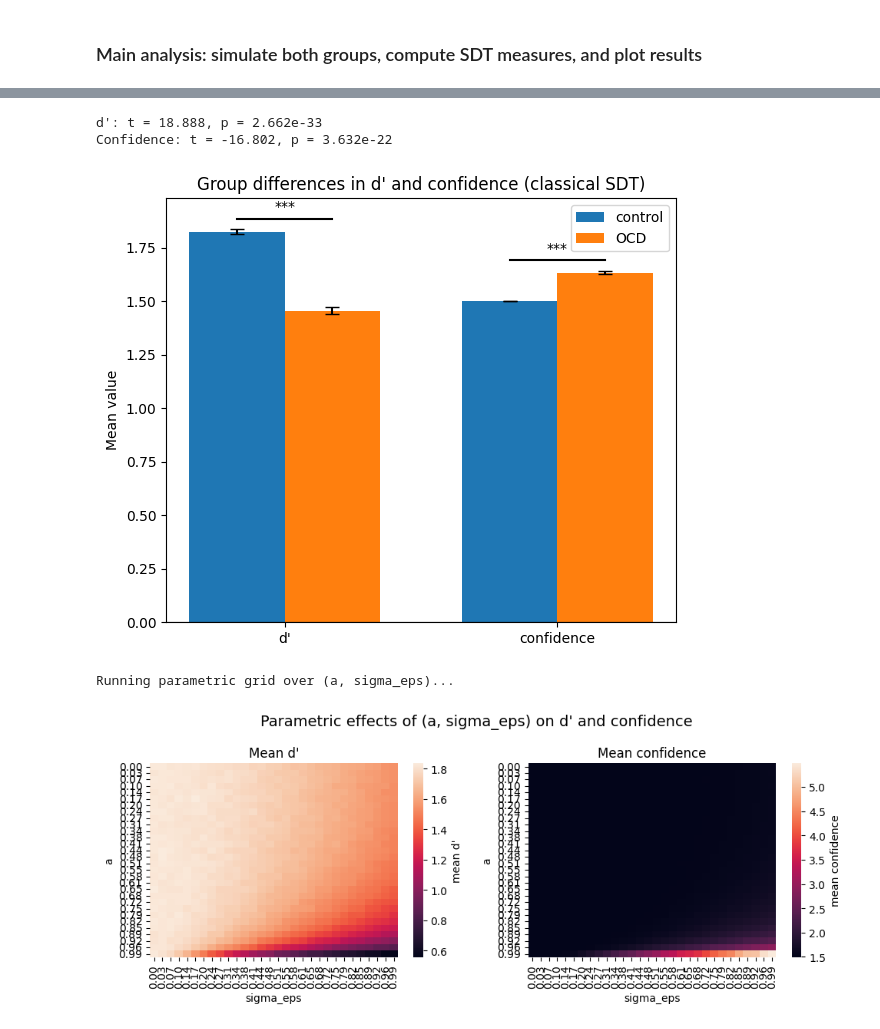
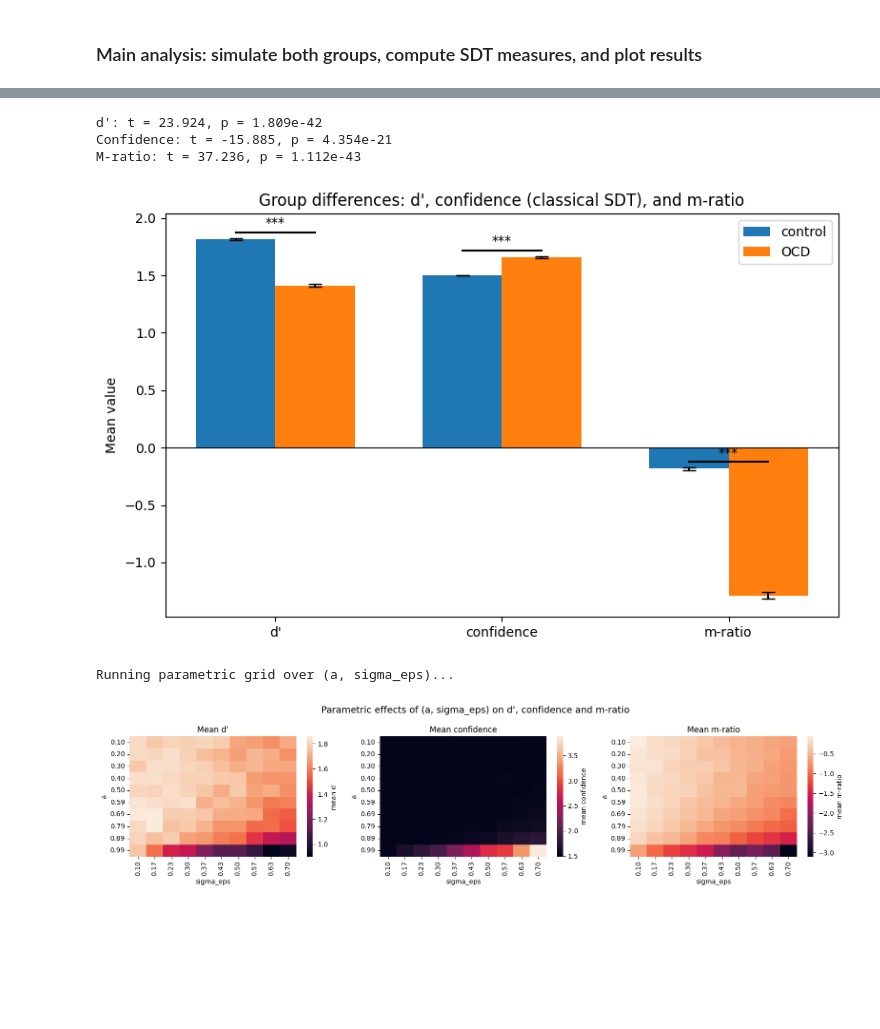
Before and after one commit to davidejongheTheoryandResearch/simulationsHmfc, a Jupyter notebook: simulations.ipynb, the cells around one changed output, grey strips where cells are left out. Saved outputs shown, nothing was run; the diff lists cells and outputs as text; code cells hidden in the pictures; blank space fills up the shorter version.

```diff
--- a/simulations.ipynb
+++ b/simulations.ipynb
@@ -645,44 +701,52 @@ OCD:      mean c = -0.006
 
 tval_dprime, pval_dprime = ttest_ind(d_control, d_OCD, equal_var=False)
 tval_conf, pval_conf = ttest_ind(conf_mean_control, conf_mean_OCD, equal_var=False)
+tval_mratio, pval_mratio   = ttest_ind(mratio_control, mratio_OCD, equal_var=False)
 
 print(f"d': t = {tval_dprime:.3f}, p = {pval_dprime:.3e}")
 print(f"Confidence: t = {tval_conf:.3f}, p = {pval_conf:.3e}")
+print(f"M-ratio: t = {tval_mratio:.3f}, p = {pval_mratio:.3e}")
 
 # -----------------------------
-# Bar plot: d' and confidence by group (I had some help from AI here to figure out how to shape this nicely)
+# Bar plot: d', confidence by group, m-ratio by group (I had some help from AI here to figure out how to shape this nicely)
 # -----------------------------
+
+#Means
 mean_d_control = d_control.mean()
 mean_d_OCD  = d_OCD.mean()
 mean_conf_control = conf_mean_control.mean()
 mean_conf_OCD = conf_mean_OCD.mean()
+mean_mratio_control = mratio_control.mean()
+mean_mratio_OCD     = mratio_OCD.mean()
 
+#Standard errors
 se_d_control = d_control.std(ddof=1) / np.sqrt(len(d_control))
 se_d_OCD  = d_OCD.std(ddof=1) / np.sqrt(len(d_OCD))
 se_conf_control = conf_mean_control.std(ddof=1) / np.sqrt(len(conf_mean_control))
 se_conf_OCD = conf_mean_OCD.std(ddof=1) / np.sqrt(len(conf_mean_OCD))
+se_mratio_control = mratio_control.std(ddof=1) / np.sqrt(len(mratio_control))
+se_mratio_OCD     = mratio_OCD.std(ddof=1) / np.sqrt(len(mratio_OCD))
 
 #data in arrays
-means_control = np.array([mean_d_control, mean_conf_control])
-means_OCD = np.array([mean_d_OCD, mean_conf_OCD])
-ses_control = np.array([se_d_control, se_conf_control])
-ses_OCD = np.array([se_d_OCD, se_conf_OCD])
+means_control = np.array([mean_d_control, mean_conf_control, mean_mratio_control])
+means_OCD     = np.array([mean_d_OCD,     mean_conf_OCD,     mean_mratio_OCD])
+ses_control   = np.array([se_d_control, se_conf_control, se_mratio_control])
+ses_OCD       = np.array([se_d_OCD,     se_conf_OCD,     se_mratio_OCD])
 
-labels = ["d'", "confidence"]
+labels = ["d'", "confidence", "m-ratio"]
 x = np.arange(len(labels))
 width = 0.35
 
-fig, ax = plt.subplots(figsize=(6, 5))
+fig, ax = plt.subplots(figsize=(8, 5))
 
-ax.bar(x - width/2, means_control, width,
-    yerr=ses_control, capsize=5, label="control")
-ax.bar(x + width/2, means_OCD,  width,
-    yerr=ses_OCD,  capsize=5, label="OCD")
+ax.bar(x - width/2, means_control, width, yerr=ses_control, capsize=5, label="control")
+ax.bar(x + width/2, means_OCD,  width, yerr=ses_OCD,  capsize=5, label="OCD")
 
+#formatting
 ax.set_xticks(x)
 ax.set_xticklabels(labels)
 ax.set_ylabel("Mean value")
-ax.set_title("Group differences in d' and confidence (classical SDT)")
+ax.set_title("Group differences: d', confidence (classical SDT), and m-ratio")
 ax.axhline(0, color="black", linewidth=0.8)
 ax.legend()
 
@@ -691,57 +755,67 @@ def p_to_stars(p):
     if p < 0.001:
         return "***"
     elif p < 0.01:
         return "**"
     elif p < 0.05:
         return "*"
     else:
         return "n.s."
 
 # Significance line for d'
 y_max_d = max(means_control[0] + ses_control[0],
                 means_OCD[0]  + ses_OCD[0])
 y_sig_d = y_max_d + 0.05
 ax.plot([x[0] - width/2, x[0] + width/2],
         [y_sig_d, y_sig_d], color="black")
 ax.text(x[0], y_sig_d + 0.02, p_to_stars(pval_dprime),
         ha="center", va="bottom")
 
 # Significance line for confidence
 y_max_c = max(means_control[1] + ses_control[1],
                 means_OCD[1]  + ses_OCD[1])
 y_sig_c = y_max_c + 0.05
 ax.plot([x[1] - width/2, x[1] + width/2],
         [y_sig_c, y_sig_c], color="black")
 ax.text(x[1], y_sig_c + 0.02, p_to_stars(pval_conf),
         ha="center", va="bottom")
 
+# Significance line for m-ratio
+y_max_m = max(means_control[2] + ses_control[2],
+                means_OCD[2]  + ses_OCD[2])
+y_sig_m = y_max_m + 0.05
+ax.plot([x[2] - width/2, x[2] + width/2],
+        [y_sig_m, y_sig_m], color="black")
+ax.text(x[2], y_sig_m + 0.02, p_to_stars(pval_mratio),
+        ha="center", va="bottom")
+
 plt.tight_layout()
 plt.show()
 # %% [output]
-d': t = 18.888, p = 2.662e-33
-Confidence: t = -16.802, p = 3.632e-22
+d': t = 23.924, p = 1.809e-42
+Confidence: t = -15.885, p = 4.354e-21
+M-ratio: t = 37.236, p = 1.112e-43
-[figure, old version]
+[figure, new version]
 # %%
 # -----------------------------
 # Parametric grid: heatmaps over a x sigma_eps
 # -----------------------------
 
 # You can easily change these to a finer grid later
-a_values = np.linspace(0.0, 0.99, 30)   # 30 values from 0 t.e.m. 0.99
-sigma_values = np.linspace(0.0, 0.99, 30)  # 30 values from 0 t.e.m. 0.99
+a_values = np.linspace(0.1, 0.99, 10)   # 10 values from 0.1 up and including 0.99
+sigma_values = np.linspace(0.1, 0.70, 10)  # 10 values from 0.1 up and including .7
 
 print("\nRunning parametric grid over (a, sigma_eps)...")
-mean_d_grid, mean_conf_grid = param_grid(
+mean_d_grid, mean_conf_grid, mean_mratio_grid = param_grid(
         a_values=a_values,
         sigma_values=sigma_values,
-        n_subj=300,          # you can increase this for smoother estimates
-        n_trials=500,
+        n_subj=30,          # you can increase this for smoother estimates
+        n_trials=300,
         n_inputs=n_inputs,
         d_true=d_true,
         seed=None,
     )
 
-plot_param_heatmaps(a_values, sigma_values, mean_d_grid, mean_conf_grid)
+plot_param_heatmaps(a_values, sigma_values, mean_d_grid, mean_conf_grid, mean_mratio_grid)
 # %% [output]
 Running parametric grid over (a, sigma_eps)...
-[figure, old version]
+[figure, new version]
```
Also changed, not shown: parts of 10 cells of this notebook.
